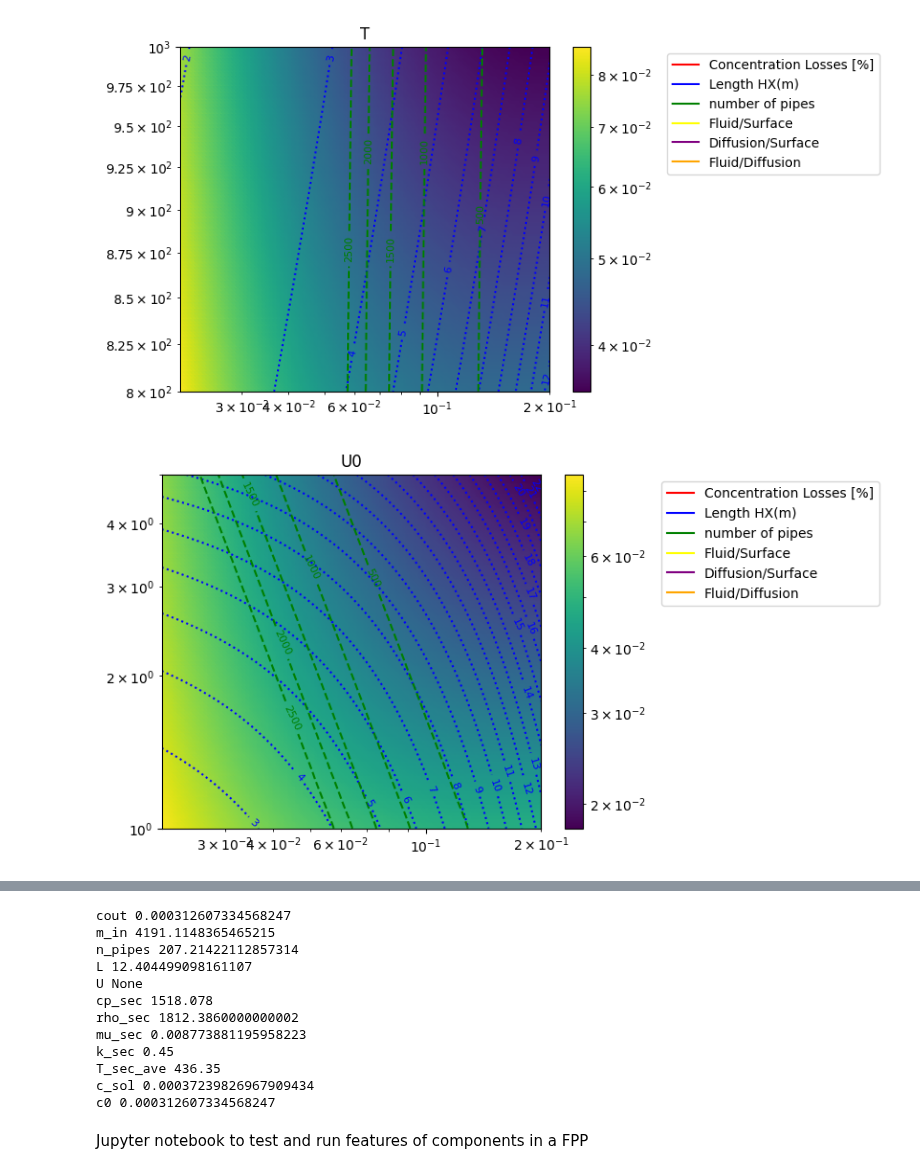
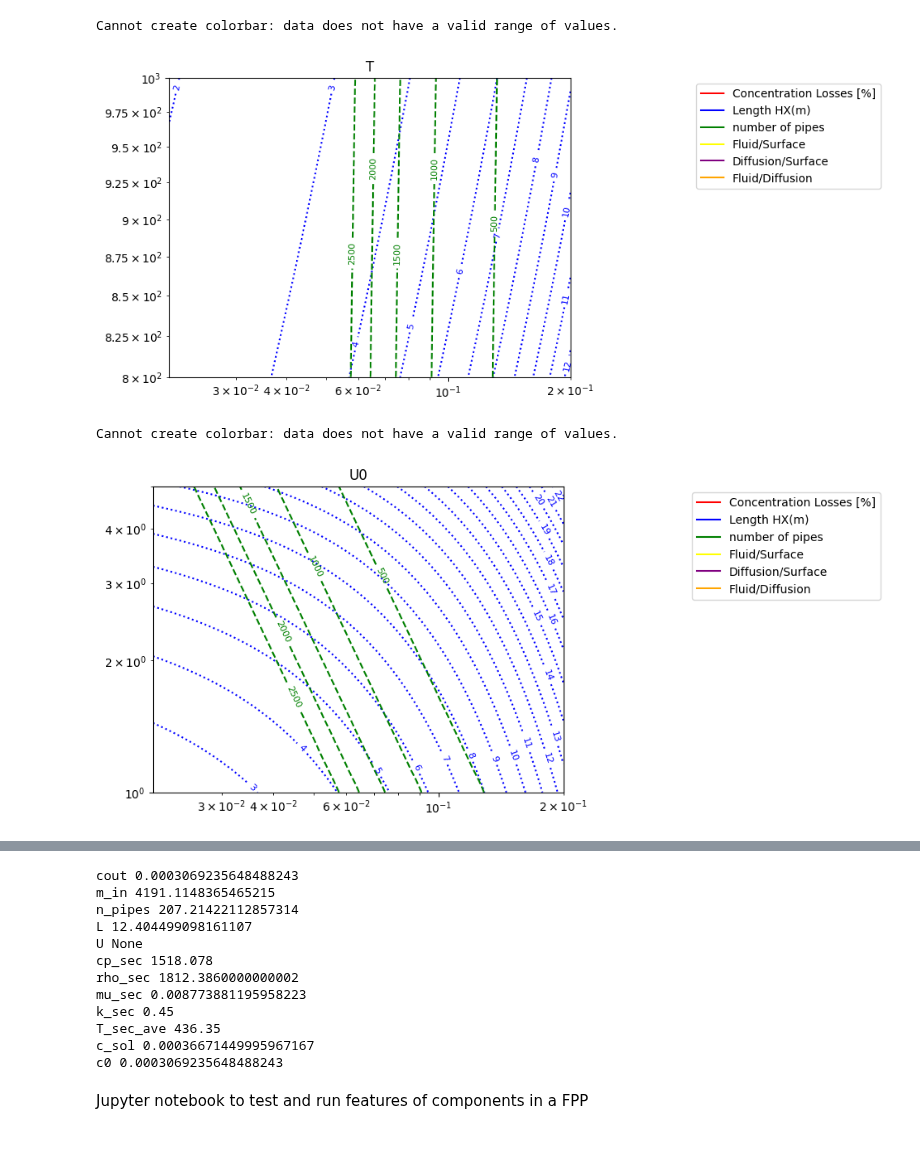
Before and after one commit to gabriele-ferrero/TRIOMA, a Jupyter notebook: plantDoubleParametric.ipynb, the cells around one changed output, grey strips where cells are left out. Saved outputs shown, nothing was run; the diff lists cells and outputs as text; code cells hidden in the pictures; blank space fills up the shorter version.

Commit message:
Add masks

```diff
--- a/plantDoubleParametric.ipynb
+++ b/plantDoubleParametric.ipynb
@@ -53,6 +53,8 @@ Q=1E9
 m_in_sec=Q/(cp_sec*(T_hot_sec-T_cold_sec))
 # %%
 from turtle import color
+
+from matplotlib.pyplot import sca
 
 
 for j,vec in enumerate(v_vec):
@@ -126,35 +128,48 @@ for j,vec in enumerate(v_vec):
         x = np.logspace(np.log10(min(d_hyd_v_res[:])), np.log10(max(d_hyd_v_res[:])), num=100)
         y = np.logspace(np.log10(min(var_vec[:])), np.log10(max(var_vec[:])), num=100)
         X, Y = np.meshgrid(x, y)
         Z = griddata((d_hyd_v_res, var_vec), (1-res_vec)*100, (X, Y), method='cubic')
         ZL=griddata((d_hyd_v_res, var_vec), L_vec, (X, Y), method='cubic')
         Zn_pipes=griddata((d_hyd_v_res, var_vec), n_pipes_v, (X, Y), method='cubic')
         ZH=griddata((d_hyd_v_res, var_vec), H_v, (X, Y), method='cubic')
         ZW=griddata((d_hyd_v_res, var_vec), W_v, (X, Y), method='cubic')
         Zratio=griddata((d_hyd_v_res, var_vec), H_v/W_v, (X, Y), method='cubic')
-        scatter=plt.scatter(X,Y, c=Z ,norm=colors.LogNorm()) #,norm=colors.LogNorm()
+
         contour1=plt.contour(X, Y, Z, levels=[1E-4,1E-3,1E-2,1E-1,1,10],norm=LogNorm(),colors=color_vector[0])
         contour2=plt.contour(X, Y, ZL, levels=range(1,30,1),colors=color_vector[1],linestyles='dotted')
         contour3=plt.contour(X, Y, Zn_pipes, levels=range(500,3000,500),colors=color_vector[2],linestyles='dashed')
         contour4=plt.contour(X, Y, ZH, levels=[0.1,0.2,10,20],colors=color_vector[3],linestyles='dotted')
         contour5=plt.contour(X, Y, ZW, levels=[0.1,0.2,10,20],colors=color_vector[4],linestyles='dotted')
         contour6=plt.contour(X, Y, Zratio, levels=[0.1,0.2,10,20],colors=color_vector[5],linestyles='dotted')
+        #Add Masks
+
+
+        Z = np.ma.masked_where(ZL > 10, Z)
+        Z = np.ma.masked_where(Zn_pipes > 3000, Z)
+        Z = np.ma.masked_where(Z > 1E-2, Z)
+        scatter=plt.scatter(X,Y, c=Z ,norm=colors.LogNorm()) #,norm=colors.LogNorm()
         plt.clabel(contour1, inline=True, fontsize=8)
         plt.clabel(contour2, inline=True, fontsize=8)
         plt.clabel(contour3, inline=True, fontsize=8)
         plt.clabel(contour4, inline=True, fontsize=8)
         plt.clabel(contour5, inline=True, fontsize=8)
         plt.clabel(contour6, inline=True, fontsize=8)
-        plt.colorbar(scatter)  # Show color scale for scatter
-        plt.legend(handles=[ line1,line2, line3], loc='upper right')
+        if scatter:
+                if np.nanmin(scatter.get_array()) < np.nanmax(scatter.get_array()):
+                        plt.colorbar(scatter)  # Show color scale for scatter
+                else:
+                        print("Cannot create colorbar: data does not have a valid range of values.")
         line1 = mlines.Line2D([], [], color=color_vector[0], markersize=15, label='Concentration Losses [%]')
         line2 = mlines.Line2D([], [], color=color_vector[1], markersize=15, label='Length HX(m)')
         line3 = mlines.Line2D([], [], color=color_vector[2], markersize=15, label='number of pipes')
         line4 = mlines.Line2D([], [], color=color_vector[3], markersize=15, label='Fluid/Surface')
         line5 = mlines.Line2D([], [], color=color_vector[4], markersize=15, label='Diffusion/Surface')
         line6= mlines.Line2D([], [], color=color_vector[5], markersize=15, label='Fluid/Diffusion')
+        plt.legend(handles=[ line1,line2, line3], loc='upper right')
         plt.legend(handles=[ line1,line2, line3,line4,line5,line6], bbox_to_anchor=(1.3, 1), loc='upper left')
         plt.show()
 # %% [output]
+Cannot create colorbar: data does not have a valid range of values.
-[figure, old version]
+[figure, new version]
+Cannot create colorbar: data does not have a valid range of values.
-[figure, old version]
+[figure, new version]
@@ -177,7 +189,7 @@ c_sol=2.488967788439474e-09/(PAV.fluid.k_t*2)+PAV.fluid.c0
 print("c_sol",c_sol)
 print("c0",PAV.fluid.c0)
 # %% [output]
-cout 0.000312607334568247
+cout 0.0003069235648488243
 m_in 4191.1148365465215
 n_pipes 207.21422112857314
 L 12.404499098161107
@@ -187,7 +199,7 @@ rho_sec 1812.3860000000002
 mu_sec 0.008773881195958223
 k_sec 0.45
 T_sec_ave 436.35
-c_sol 0.00037239826967909434
-c0 0.000312607334568247
+c_sol 0.00036671449995967167
+c0 0.0003069235648488243
 # %% [markdown]
 Jupyter notebook to test and run features of components in a FPP
```
Also changed, not shown: parts of 1 cell of this notebook, 2 other files.
